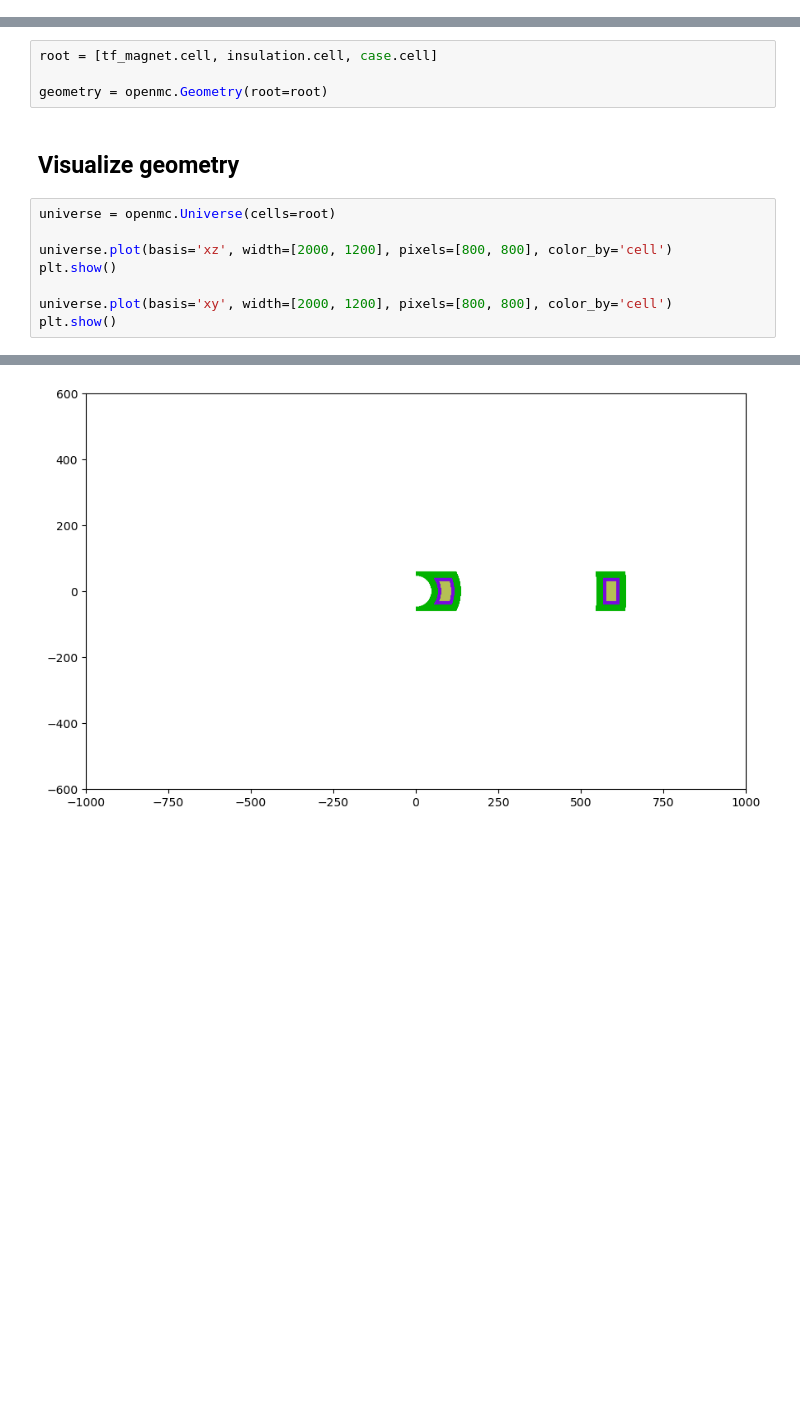
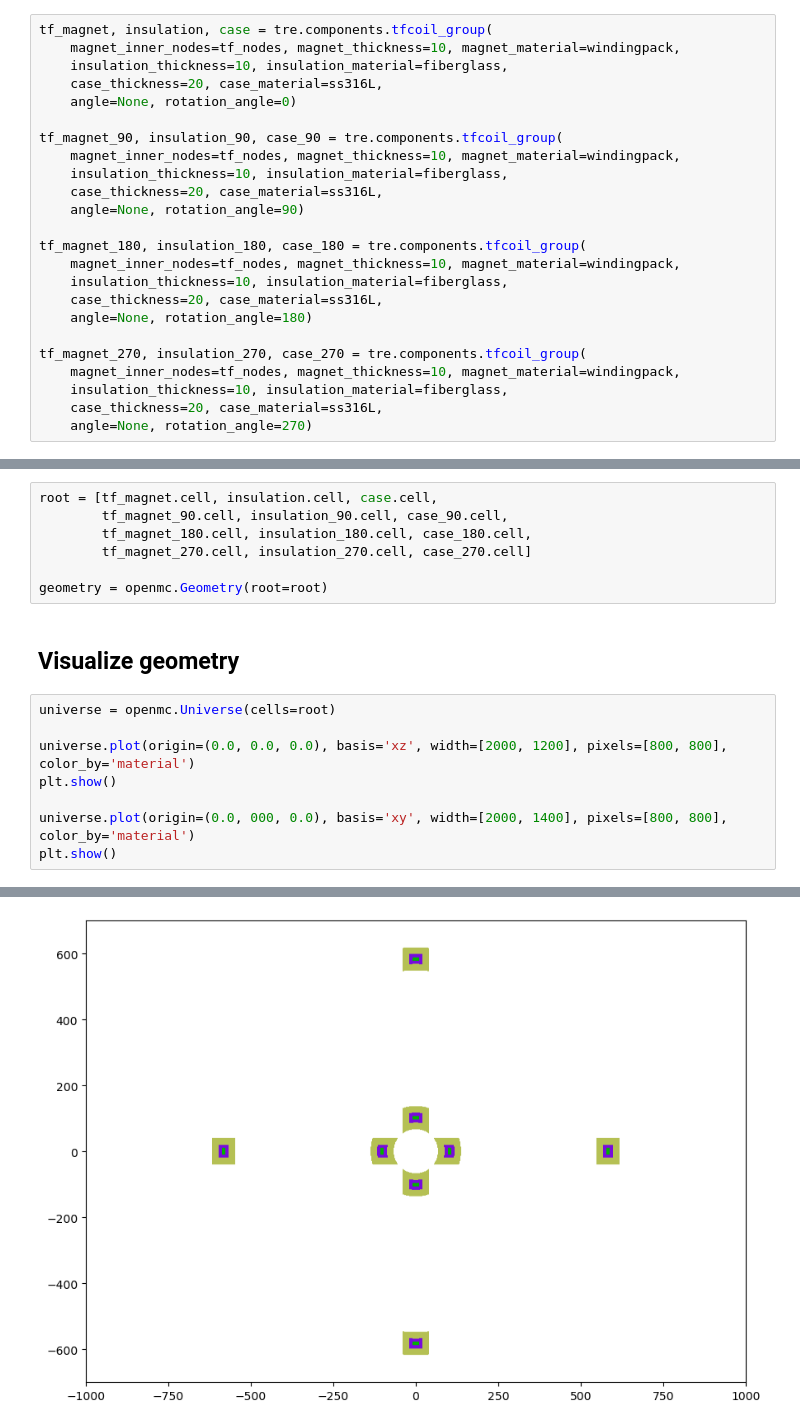
Before and after one commit to SteSeg/tokamak_radiation_environment, a Jupyter notebook: notebooks/make_tfcoils_components.ipynb, the cells around one changed output, grey strips where cells are left out. Drawn from its saved outputs; the diff is of its cells as text; blank space fills up the shorter version.

```diff
--- a/notebooks/make_tfcoils_components.ipynb
+++ b/notebooks/make_tfcoils_components.ipynb
@@ -114,7 +110,34 @@ magnet, insulation, case = tre.components.tfcoil_group(
+# %%
+tf_magnet, insulation, case = tre.components.tfcoil_group(
+    magnet_inner_nodes=tf_nodes, magnet_thickness=10, magnet_material=windingpack,
+    insulation_thickness=10, insulation_material=fiberglass,
+    case_thickness=20, case_material=ss316L,
+    angle=None, rotation_angle=0)
+
+tf_magnet_90, insulation_90, case_90 = tre.components.tfcoil_group(
+    magnet_inner_nodes=tf_nodes, magnet_thickness=10, magnet_material=windingpack,
+    insulation_thickness=10, insulation_material=fiberglass,
+    case_thickness=20, case_material=ss316L,
+    angle=None, rotation_angle=90)
+
+tf_magnet_180, insulation_180, case_180 = tre.components.tfcoil_group(
+    magnet_inner_nodes=tf_nodes, magnet_thickness=10, magnet_material=windingpack,
+    insulation_thickness=10, insulation_material=fiberglass,
+    case_thickness=20, case_material=ss316L,
+    angle=None, rotation_angle=180)
+
+tf_magnet_270, insulation_270, case_270 = tre.components.tfcoil_group(
+    magnet_inner_nodes=tf_nodes, magnet_thickness=10, magnet_material=windingpack,
+    insulation_thickness=10, insulation_material=fiberglass,
+    case_thickness=20, case_material=ss316L,
+    angle=None, rotation_angle=270)
 # %% [markdown]
 ### Collect the cells in openmc geometry
 # %%
-root = [tf_magnet.cell, insulation.cell, case.cell]
+root = [tf_magnet.cell, insulation.cell, case.cell,
+        tf_magnet_90.cell, insulation_90.cell, case_90.cell,
+        tf_magnet_180.cell, insulation_180.cell, case_180.cell,
+        tf_magnet_270.cell, insulation_270.cell, case_270.cell]
 
 geometry = openmc.Geometry(root=root)
 # %% [markdown]
@@ -122,9 +145,9 @@ geometry = openmc.Geometry(root=root)
 # %%
 universe = openmc.Universe(cells=root)
 
-universe.plot(basis='xz', width=[2000, 1200], pixels=[800, 800], color_by='cell')
+universe.plot(origin=(0.0, 0.0, 0.0), basis='xz', width=[2000, 1200], pixels=[800, 800], color_by='material')
 plt.show()
 
-universe.plot(basis='xy', width=[2000, 1200], pixels=[800, 800], color_by='cell')
+universe.plot(origin=(0.0, 000, 0.0), basis='xy', width=[2000, 1400], pixels=[800, 800], color_by='material')
 plt.show()
 # %% [output]
@@ -132 +155 @@ plt.show()
-[figure, old version]
+[figure, new version]
```
Also changed, not shown: parts of 3 cells of this notebook.
